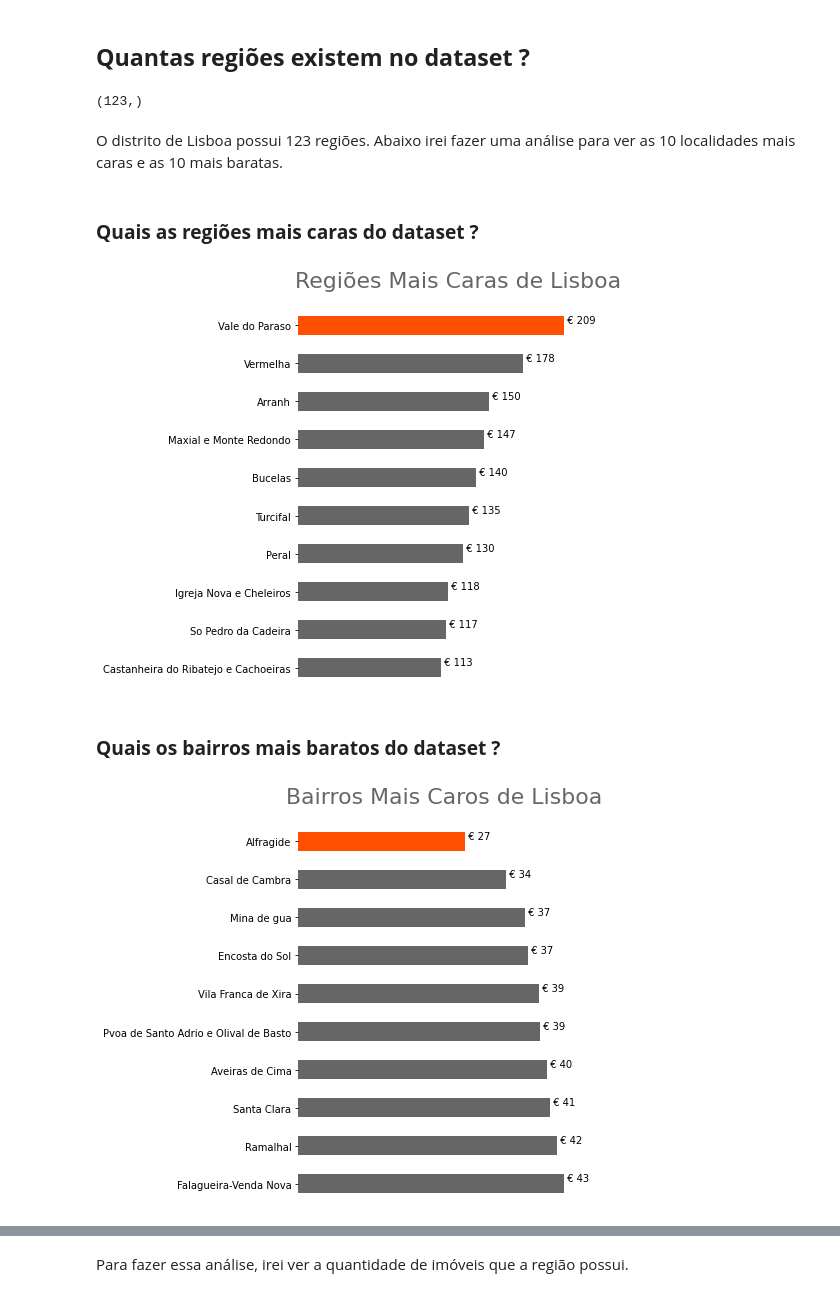
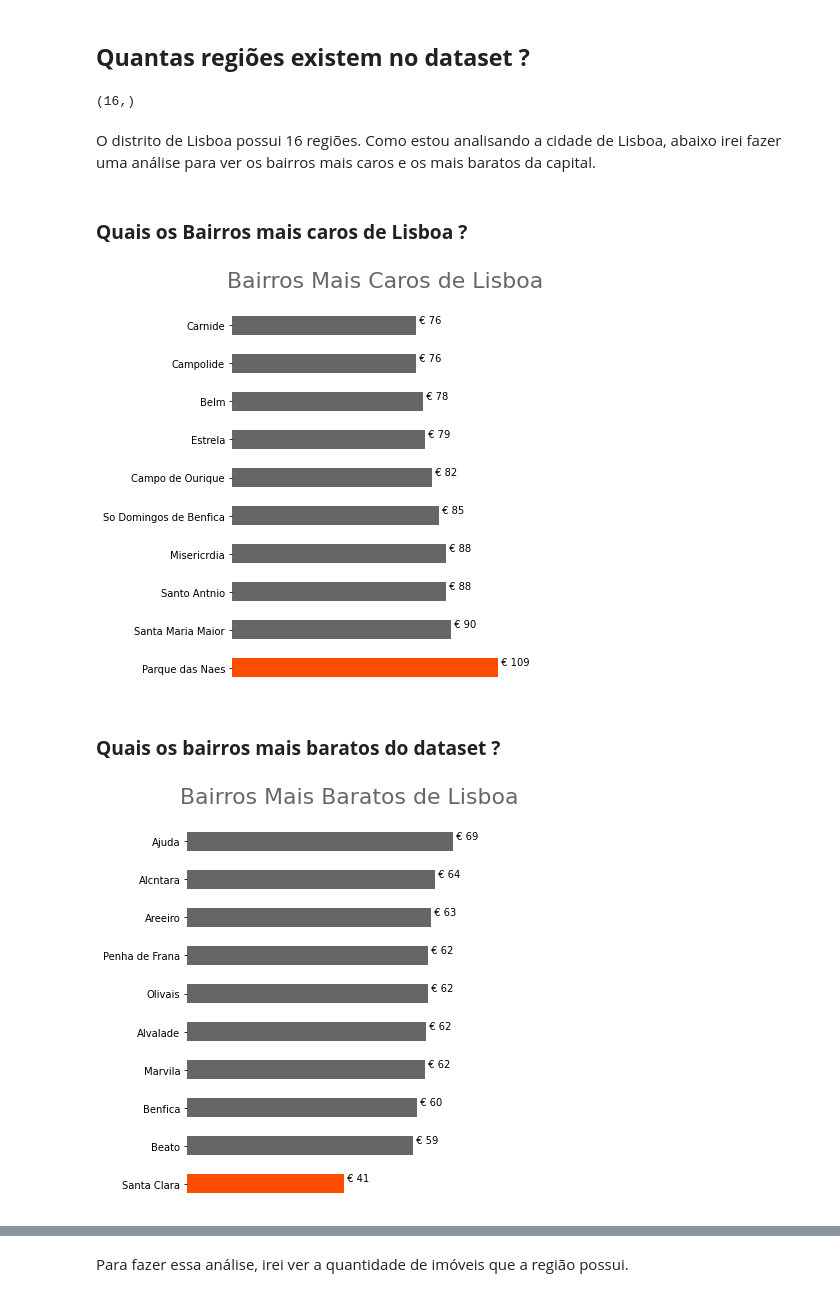
Before and after one commit to antoniomlo/Data_Science, a Jupyter notebook: Analisando_os_Dados_do_Airbnb_Lisboa.ipynb, the cells around one changed output, grey strips where cells are left out. Drawn from its saved outputs; the diff is of its cells as text; code cells hidden in the pictures.

```diff
--- a/Analisando_os_Dados_do_Airbnb_Lisboa.ipynb
+++ b/Analisando_os_Dados_do_Airbnb_Lisboa.ipynb
@@ -303,71 +303,71 @@ plt.show;
 # %% [markdown]
 ## **Quantas regiões existem no dataset ?**
 # %%
-# Obtendo os dados das localidades
-df_clean.neighbourhood.value_counts().shape
+# Obtendo os dados das regiões
+df_clean.neighbourhood_group.value_counts().shape
 # %% [output]
-(123,)
+(16,)
 # %% [markdown]
-O distrito de Lisboa possui 123 regiões. Abaixo irei fazer uma análise para ver as 10 localidades mais caras e as 10 mais baratas.
+O distrito de Lisboa possui 16 regiões. Como estou analisando a cidade de Lisboa, abaixo irei fazer uma análise para ver os bairros mais caros e os mais baratos da capital.
-# %% [markdown]
-### **Quais as regiões mais caras do dataset ?**
+# %% [markdown]
+### **Quais os Bairros mais caros de Lisboa ?**
 # %%
 #Definindo cores
 tit = "#666"
-mycolors = ["#666","#666","#666","#666","#666","#666","#666","#666","#666","#ff4f00"]
+mycolors = ["#ff4d00","#666","#666","#666","#666","#666","#666","#666","#666","#666"]
 
 # Plotando o gráfico e o seu título
 fig, ax = plt.subplots(figsize=(5, 7))
 
 
 # Vendo preços por bairros, na média
-ax = df_clean.groupby(['neighbourhood'])['price'].mean().sort_values(ascending=True)[113:].plot.barh(color = mycolors)
+ax = df_clean[df_clean.neighbourhood_group == 'Lisboa'].groupby(['neighbourhood']).price.mean().sort_values(ascending=False)[:10].plot.barh(color = mycolors)
 
 # Plotando o título
-plt.text(-2, 10, 'Regiões Mais Caras de Lisboa', fontsize=22, color=tit, weight=500)
+plt.text(-2, 10, 'Bairros Mais Caros de Lisboa', fontsize=22, color=tit, weight=500)
 
 initialx=0
 
 # Removendo o grid
 ax.spines['right'].set_visible(False)
 ax.spines['left'].set_visible(False)
 ax.spines['top'].set_visible(False)
 ax.spines['bottom'].set_visible(False)
 
 # Removendo os titulos
 ax.set_ylabel('')
 ax.set_xlabel('')
 
 plt.tick_params(
 axis='both',
 which='both',
 bottom=False,
 top=False,
 labelbottom=False)
 
 # Adicionando labels
 for p in ax.patches:
   ax.text(p.get_width(),initialx+p.get_height()/8,' € {:1.0f}'.format(p.get_width()))
   initialx+=1
 plt.show()
 # %% [output]
-[figure, old version]
+[figure, new version]
 # %% [markdown]
 ### **Quais os bairros mais baratos do dataset ?**
 # %%
 #Definindo cores
 tit = "#666"
-mycolors = ["#666","#666","#666","#666","#666","#666","#666","#666","#666","#ff4f00"]
+mycolors = ["#ff4d00","#666","#666","#666","#666","#666","#666","#666","#666","#666"]
 
 # Plotando o gráfico e o seu título
 fig, ax = plt.subplots(figsize=(5, 7))
 
 
 # Vendo preços por bairros, na média
-ax = df_clean.groupby(['neighbourhood'])['price'].mean().sort_values(ascending=False)[113:].plot.barh(color = mycolors)
+ax = df_clean[df_clean.neighbourhood_group == 'Lisboa'].groupby(['neighbourhood']).price.mean().sort_values(ascending=True)[:10].plot.barh(color = mycolors)
 
 # Plotando o título
-plt.text(-2, 10, 'Regiões Mais Baratas de Lisboa', fontsize=22, color=tit, weight=500)
+plt.text(-2, 10, 'Bairros Mais Baratos de Lisboa', fontsize=22, color=tit, weight=500)
 
 initialx=0
 
@@ -394,5 +394,5 @@ for p in ax.patches:
   initialx+=1
 plt.show()
 # %% [output]
-[figure, old version]
+[figure, new version]
 # %% [markdown]
```
Also changed, not shown: parts of 16 cells of this notebook.
